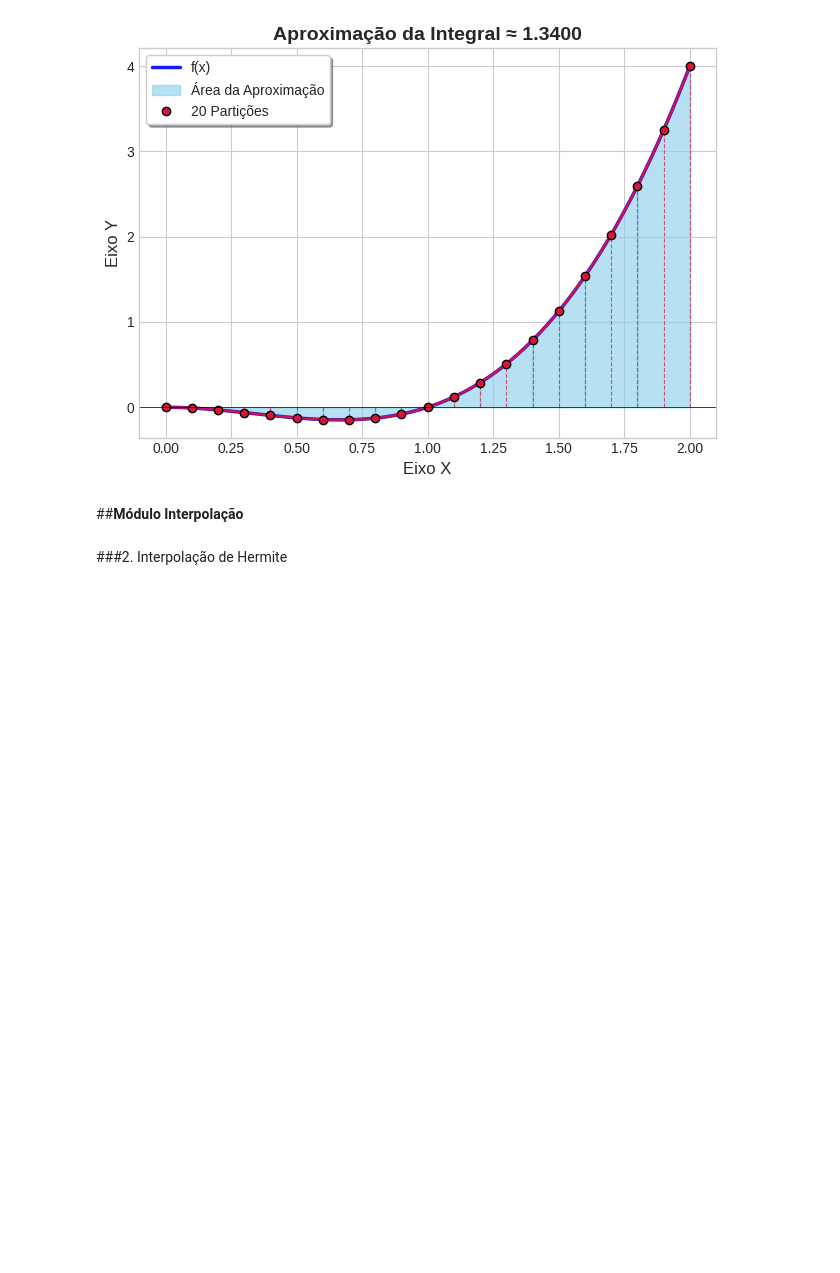
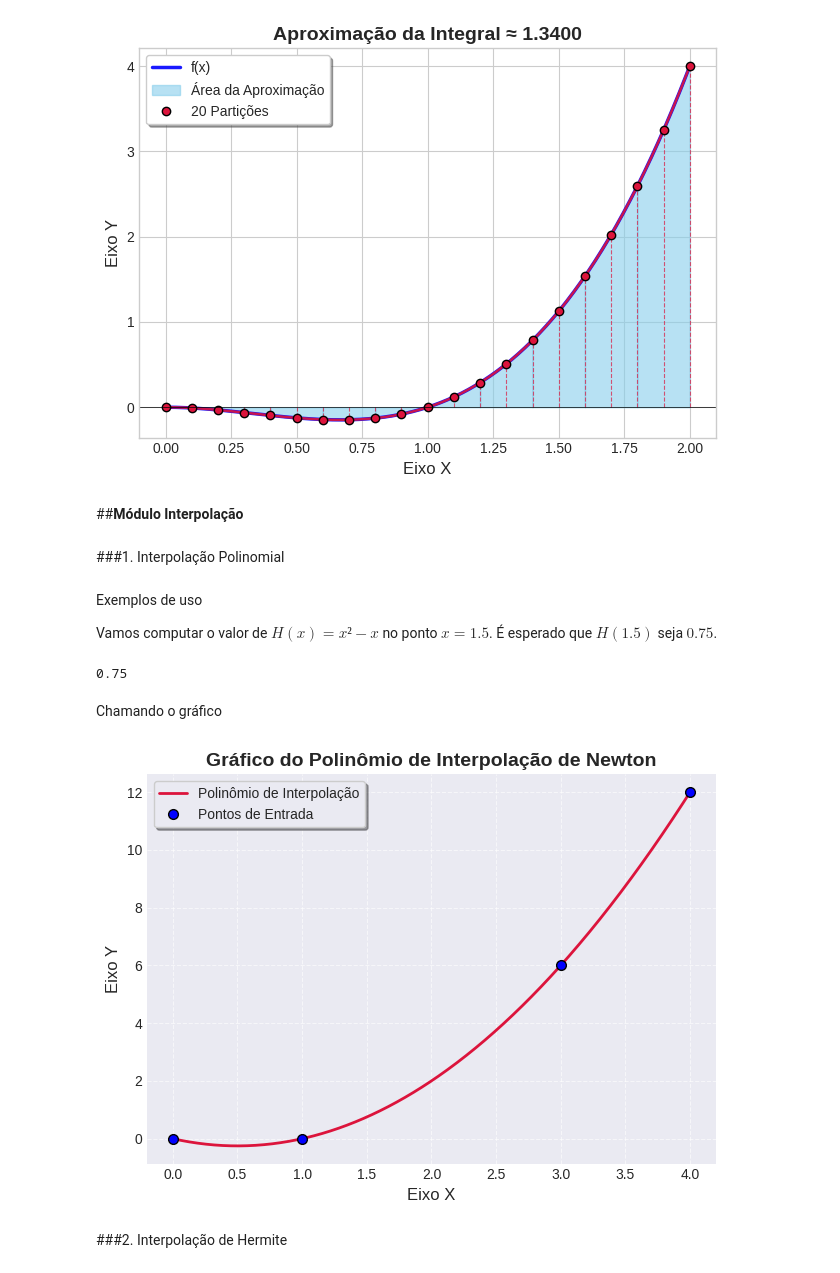
Before and after one commit to lazyluca/CB2325NumericaG8, a Jupyter notebook: notebook/notebook.ipynb, the cells around one changed output. Cells and saved outputs as stored; diff of their text form; code cells hidden in the pictures; blank space fills up the shorter version.

```diff
--- a/notebook/notebook.ipynb
+++ b/notebook/notebook.ipynb
@@ -616,6 +620,29 @@ grafico_simpson(f, a, b, s=pontos_curva, area=valor_area, n=20)
 [figure]
 # %% [markdown]
 ##**Módulo Interpolação**
+# %% [markdown]
+###1. Interpolação Polinomial
+# %% [markdown]
+Exemplos de uso
+
+Vamos computar o valor de $H(x) = x²-x$ no ponto $x=1.5$. É esperado que $H(1.5)$ seja $0.75$.
+# %%
+from cb2325numericag8.interpolacao.interpolador_polinomial import InterpoladorPolinomial
+
+pontos_x = [0,1,3,4]
+pontos_y = [0,0,6,12]
+
+polinomio = InterpoladorPolinomial(pontos_x, pontos_y)
+
+print(polinomio(1.5))
+# %% [output]
+0.75
+# %% [markdown]
+Chamando o gráfico
+# %%
+polinomio.grafico()
+# %% [output]
+[figure, added]
 # %% [markdown]
 ###2. Interpolação de Hermite
 # %% [markdown]
```
Also changed, not shown: parts of 2 cells of this notebook.
